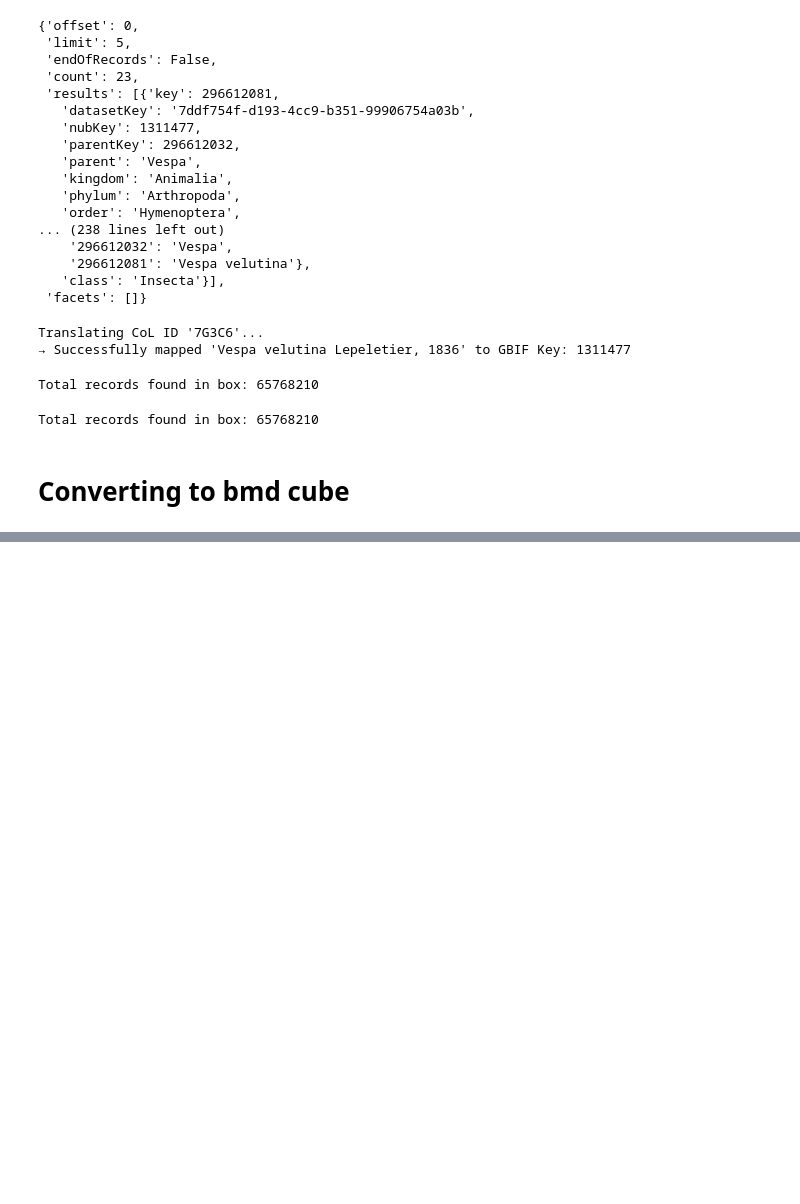
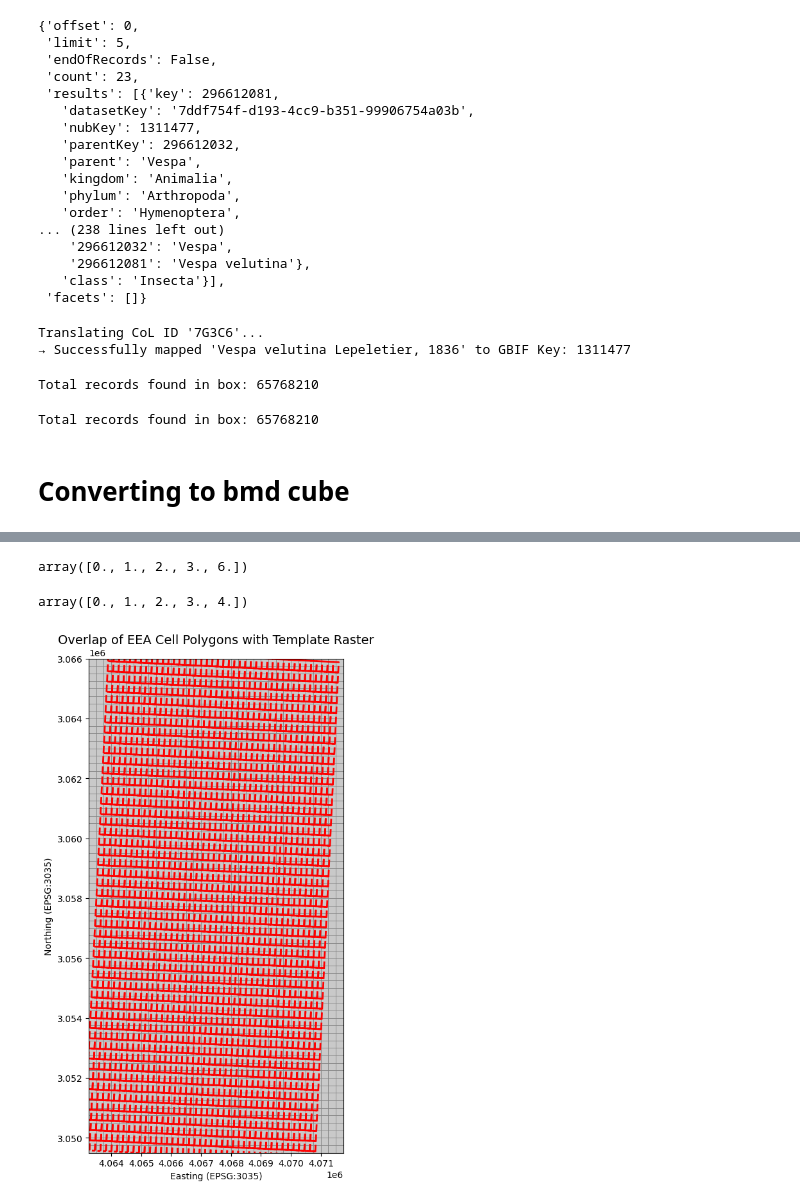
Before and after one commit to nbillietPM/BmC, a Jupyter notebook: scripts/gbif/gbif.ipynb, the cells around one changed output, grey strips where cells are left out. Drawn from its saved outputs; the diff is of its cells as text; code cells hidden in the pictures; blank space fills up the shorter version.

```diff
--- a/scripts/gbif/gbif.ipynb
+++ b/scripts/gbif/gbif.ipynb
@@ -172,0 +651,47 @@ from bmc.datasource import gbif
+# %%
+print(gdf["occurrences"].unique(), gdf["occurrences"].sum())
+wgs84_mapped_gdf["occurrences"].unique()
+# %% [output]
+array([0., 1., 2., 3., 6.])
+# %%
+print(gdf["occurrences"].unique(), gdf["occurrences"].sum())
+gea_mapped_gdf["occurrences"].unique()
+# %% [output]
+array([0., 1., 2., 3., 4.])
+# %%
+import matplotlib.pyplot  as plt
+
+fig, ax = plt.subplots(figsize=(12, 10))
+
+# 2. Plot the raster template
+# We use pcolormesh via xarray's plot method to draw grid lines (edgecolor)
+# and make it slightly transparent (alpha)
+template.plot(
+    ax=ax,
+    cmap='Greys',       # Subtle background color
+    alpha=0.5,          # Transparency
+    edgecolor='gray',   # Shows the raster grid cell boundaries
+    linewidth=0.5,
+    add_colorbar=False  # Optional: turn off if it's just a template of zeros
+)
+
+# 3. Plot the GeoDataFrame polygons over the raster
+# We use 'none' for facecolor so it doesn't obscure the raster beneath it
+gdf.plot(
+    ax=ax,
+    facecolor='none',
+    edgecolor='red',    # High contrast color for visibility
+    linewidth=2,
+    linestyle='--'      # Dashed line helps distinguish it from raster gridlines
+)
+
+# 4. Format the map for better readability
+ax.set_title("Overlap of EEA Cell Polygons with Template Raster", fontsize=14)
+ax.set_xlabel("Easting (EPSG:3035)")
+ax.set_ylabel("Northing (EPSG:3035)")
+ax.grid(False) # Turn off matplotlib's standard grid to avoid visual clutter
+
+# Display the plot
+plt.show()
+# %% [output]
+[figure, added]
```
Also changed, not shown: parts of 24 cells of this notebook, 2 other files.
